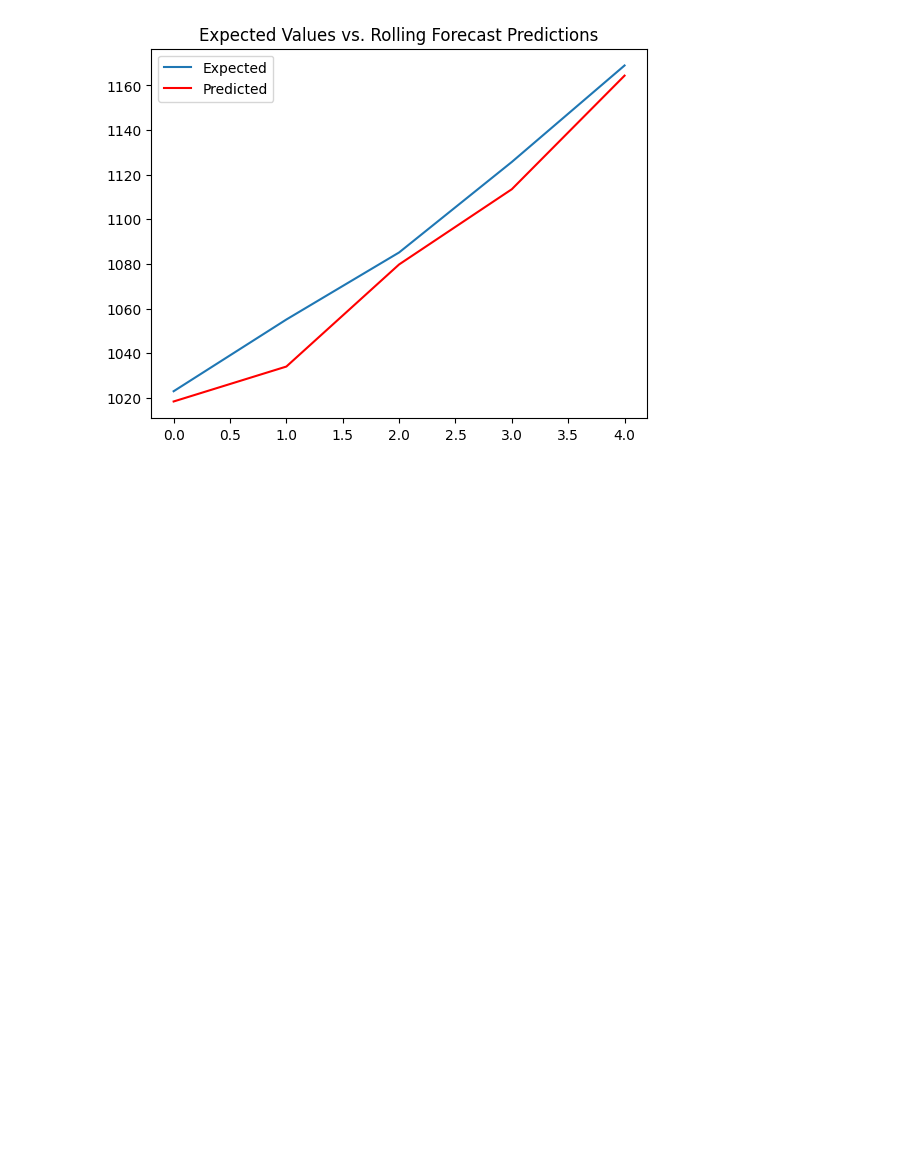
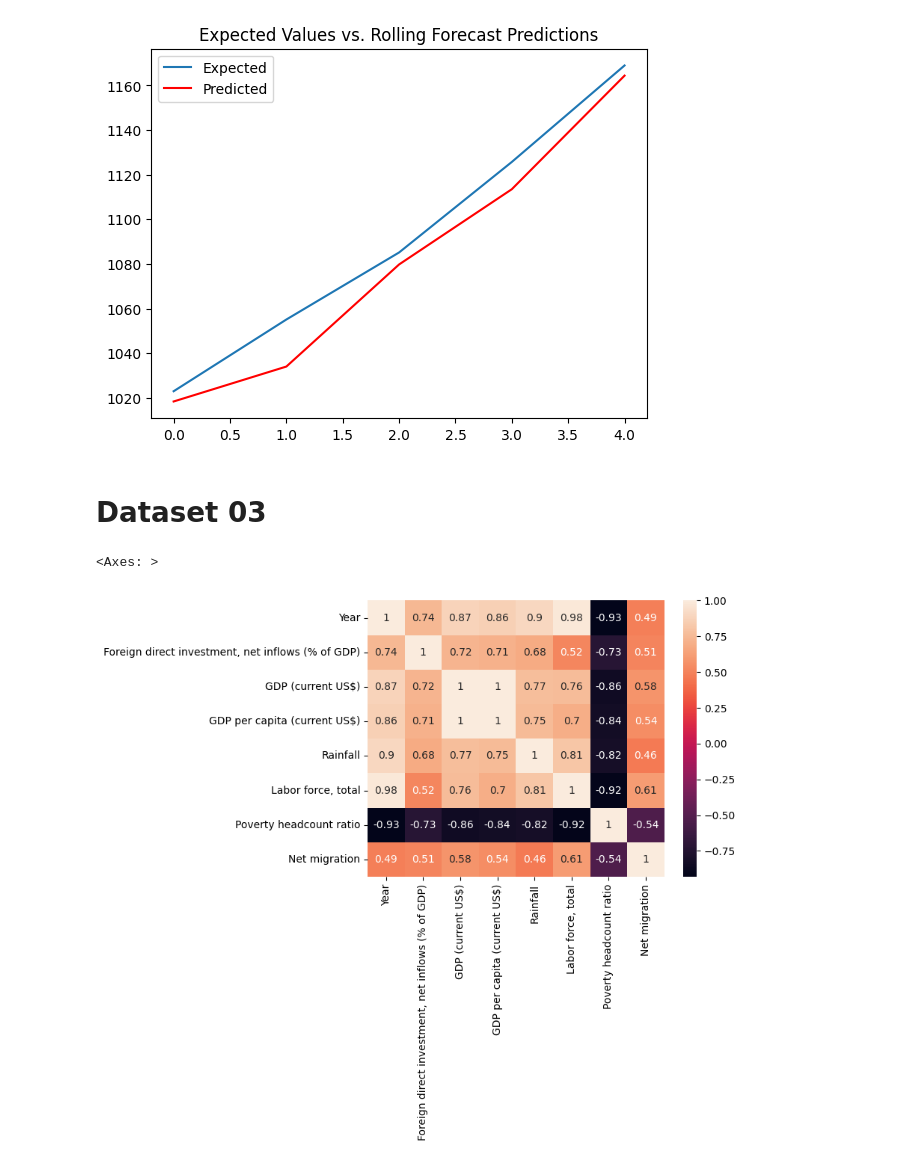
Before and after one commit to Gehancv/Amazon-Deforestration-Prediction, a Jupyter notebook: Group03_Milestone_03.ipynb, the cells around one changed output. Cells and saved outputs as stored; diff of their text form; code cells hidden in the pictures; blank space fills up the shorter version.

```diff
--- a/Milestone3_EDA_BaselineModel.ipynb
+++ b/Group03_Milestone_03.ipynb
@@ -600,3 +601,13 @@ plt.legend(loc="upper left")
 pyplot.show()
 # %% [output]
 [figure]
+# %% [markdown]
+# Dataset 03
+# %%
+df_vars = pd.read_excel('brazilian_variables.xlsx')
+# %%
+corr= df_vars.corr()
+sns.heatmap(corr, annot= True)
+# %% [output]
+<Axes: >
+[figure, added]
```
Also changed, not shown: parts of 9 cells of this notebook, 3 other files.
